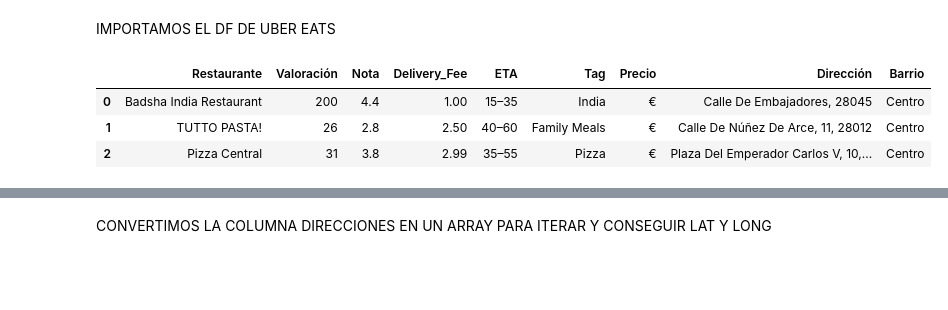
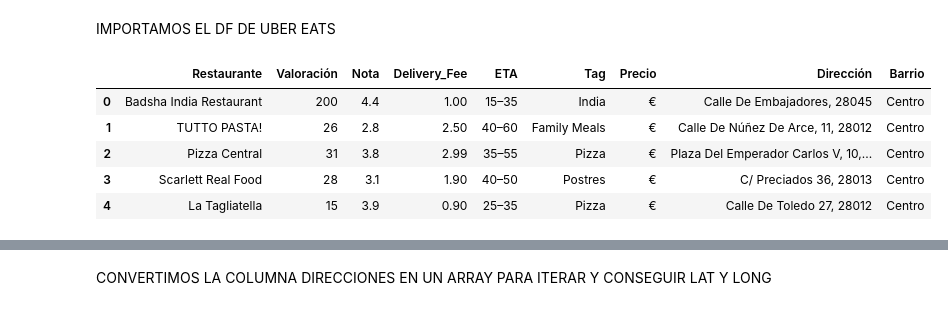
Before and after one commit to juanvpa/Proyecto-Final-Ironhack, a Jupyter notebook: Notebooks/4. UberEats Mapas.ipynb, the cells around one changed output, grey strips where cells are left out. Cells and saved outputs as stored; diff of their text form; code cells hidden in the pictures; blank space fills up the shorter version.

```diff
--- a/Notebooks/4. UberEats Mapas.ipynb
+++ b/Notebooks/4. UberEats Mapas.ipynb
@@ -12,9 +13,11 @@ import time
 IMPORTAMOS EL DF DE UBER EATS
 # %%
 ue = pd.read_csv("../Data/UberEats.csv", index_col = 0)
-ue.head(3)
+ue.head(5)
 # %% [output]
 |  | Restaurante | Valoración | Nota | Delivery_Fee | ETA | Tag | Precio | Dirección | Barrio |
 | 0 | Badsha India Restaurant | 200 | 4.4 | 1.00 | 15–35 | India | € | Calle De Embajadores, 28045 | Centro |
 | 1 | TUTTO PASTA! | 26 | 2.8 | 2.50 | 40–60 | Family Meals | € | Calle De Núñez De Arce, 11, 28012 | Centro |
 | 2 | Pizza Central | 31 | 3.8 | 2.99 | 35–55 | Pizza | € | Plaza Del Emperador Carlos V, 10,... | Centro |
+| 3 | Scarlett Real Food | 28 | 3.1 | 1.90 | 40–50 | Postres | € | C/ Preciados 36, 28013 | Centro |
+| 4 | La Tagliatella | 15 | 3.9 | 0.90 | 25–35 | Pizza | € | Calle De Toledo 27, 28012 | Centro |
```
Also changed, not shown: parts of 40 cells of this notebook, 4 other files.
